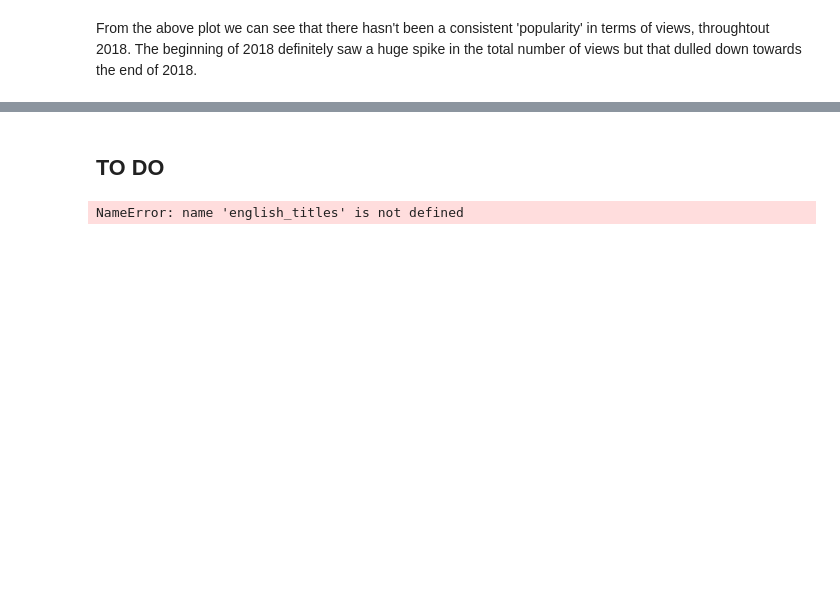
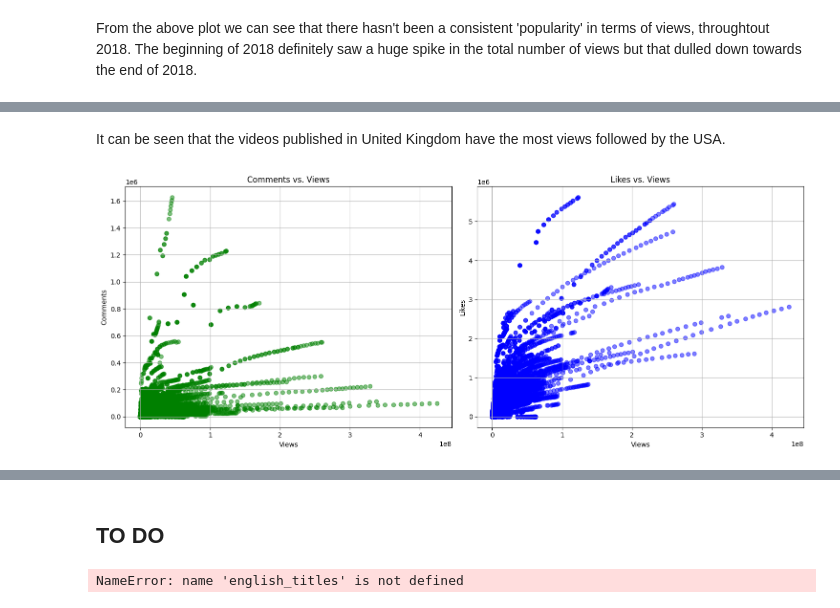
Before and after one commit to SAnand2903/BA830, a Jupyter notebook: BA830_Project.ipynb, the cells around one changed output, grey strips where cells are left out. Saved outputs shown, nothing was run; the diff lists cells and outputs as text; code cells hidden in the pictures; blank space fills up the shorter version.

```diff
--- a/BA830_Project.ipynb
+++ b/BA830_Project.ipynb
@@ -223,0 +248,26 @@ From the above plot we can see that there hasn't been a consistent 'popularity'
+# %% [markdown]
+It can be seen that the videos published in United Kingdom have the most views followed by the USA.
+# %%
+# Comparing likes and comments with the number of views
+# Create a figure with two subplots
+fig, axes = plt.subplots(nrows=1, ncols=2, figsize=(15, 6))
+
+# Scatter plot of Comments vs. Views
+axes[0].scatter(df['views'], df['comment_count'], alpha=0.5, color='green')
+axes[0].set_title('Comments vs. Views')
+axes[0].set_xlabel('Views')
+axes[0].set_ylabel('Comments')
+axes[0].grid(True)
+
+# Scatter plot of Likes vs. Views
+axes[1].scatter(df['views'], df['likes'], alpha=0.5, color='blue')
+axes[1].set_title('Likes vs. Views')
+axes[1].set_xlabel('Views')
+axes[1].set_ylabel('Likes')
+axes[1].grid(True)
+
+# Adjust layout
+plt.tight_layout()
+plt.show()
+# %% [output]
+[figure, added]
```
Also changed, not shown: parts of 9 cells of this notebook.
